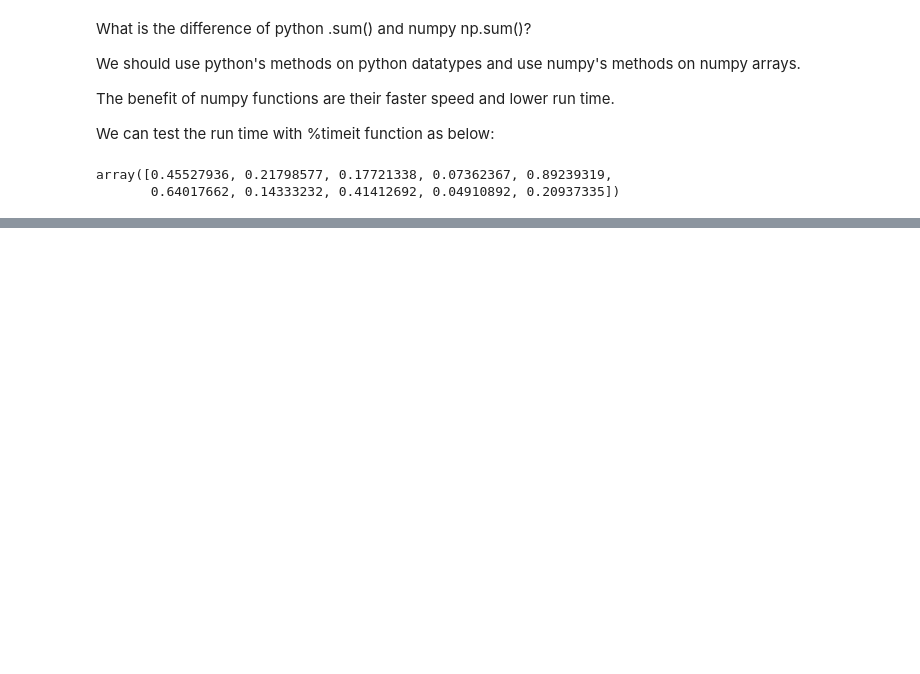
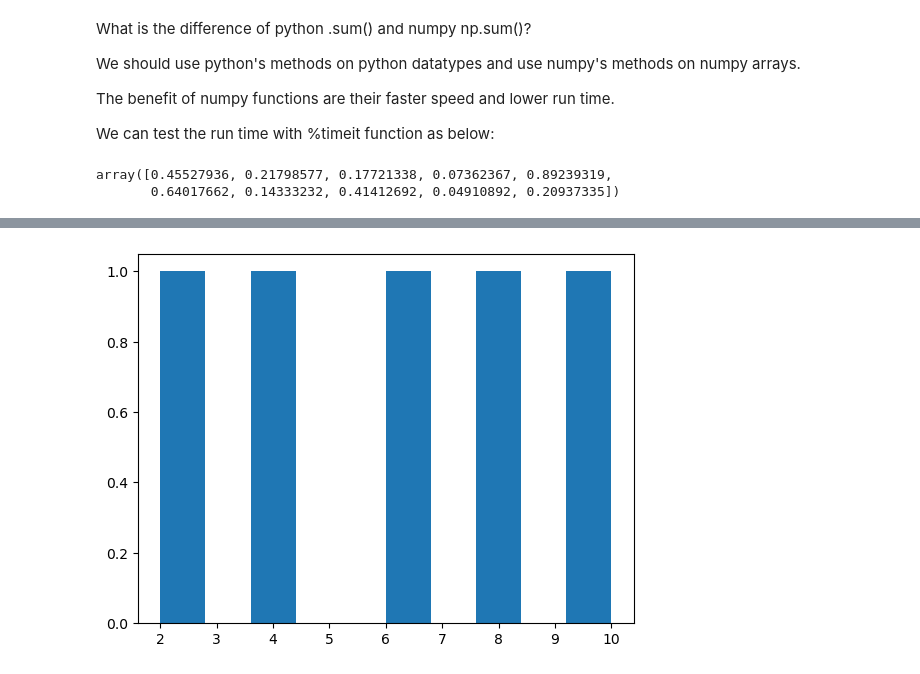
Before and after one commit to milad-2003/introduction-to-numpy, a Jupyter notebook: introduction-to-numpy.ipynb, the cells around one changed output, grey strips where cells are left out. Cells and saved outputs as stored; diff of their text form; code cells hidden in the pictures; blank space fills up the shorter version.

```diff
--- a/introduction-to-numpy.ipynb
+++ b/introduction-to-numpy.ipynb
@@ -575,0 +602,5 @@ True
+# %%
+plt.hist(low_var_array)
+plt.show()
+# %% [output]
+[figure, added]
```
Also changed, not shown: parts of 35 cells of this notebook.
